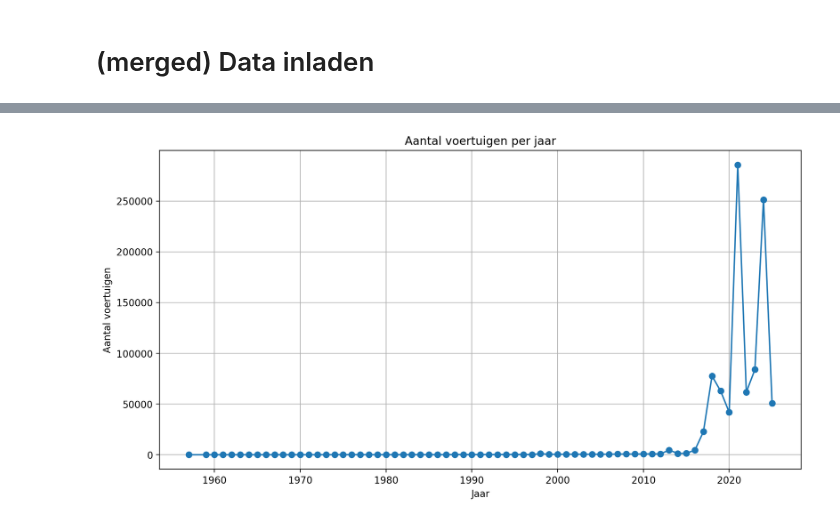
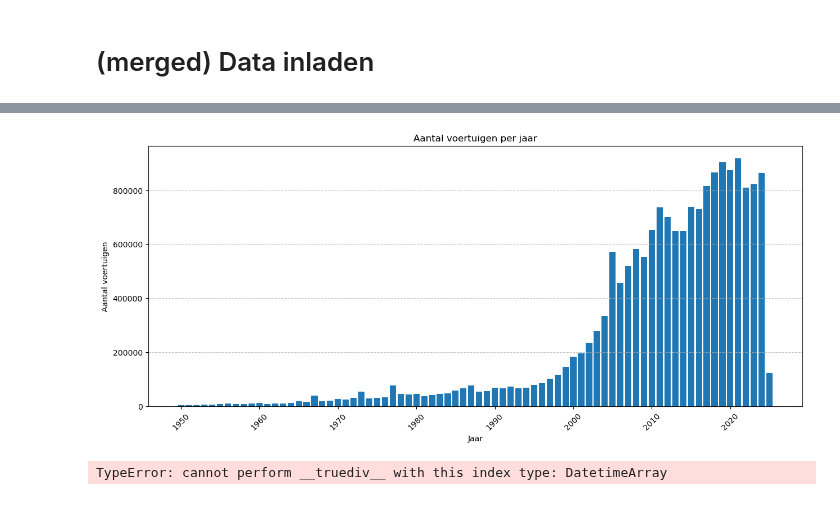
Before and after one commit to DylanHaaz/Tryhard, a Jupyter notebook: Code/Data exploration/RWD.ipynb, the cells around one changed output, grey strips where cells are left out. Saved outputs shown, nothing was run; the diff lists cells and outputs as text; code cells hidden in the pictures.

Commit message:
Yeah chart of cars!!!

```diff
--- a/Code/Data exploration/RWD.ipynb
+++ b/Code/Data exploration/RWD.ipynb
@@ -83,24 +201,28 @@ KeyboardInterrupt:
 # %%
-# Convert 'Datum tenaamstelling' to datetime format (assuming it represents years)
-df['Datum tenaamstelling'] = pd.to_datetime(df['Datum tenaamstelling'], errors='coerce')
 
-# Extract year from the date
-df['Jaar'] = df['Datum tenaamstelling'].dt.year
 
-# Filter out invalid years
-df = df.dropna(subset=['Jaar'])
-df['Jaar'] = df['Jaar'].astype(int)
+
+import matplotlib.pyplot as plt
 
 # Count the number of vehicles per year
-vehicle_counts = df.groupby('Jaar').size()
+df_merged['Jaar'] = df_merged['Datum eerste toelating'].dt.year
+vehicle_counts = df_merged.groupby('Jaar').size()
 
-# Plot the total number of vehicles per year
-plt.figure(figsize=(12, 6))
-plt.plot(vehicle_counts.index, vehicle_counts.values, marker='o', linestyle='-')
+# Filter out unrealistic years (before 1950)
+vehicle_counts = vehicle_counts[(vehicle_counts.index >= 1950) & (vehicle_counts.index <= 2025)]
+
+# Plot the number of vehicles per year as a bar chart
+plt.figure(figsize=(15, 6))
+plt.bar(vehicle_counts.index, vehicle_counts.values)
 plt.xlabel('Jaar')
 plt.ylabel('Aantal voertuigen')
 plt.title('Aantal voertuigen per jaar')
-plt.grid(True)
+plt.xticks(rotation=45)
+plt.grid(axis='y', linestyle='--', alpha=0.7)
 plt.show()
 # %% [output]
-[figure, old version]
+[figure, new version]
+# %%
+df_test['Datum eerste toelating'] = pd.to_datetime(df_test['Datum eerste toelating'] / 1e3, unit='s', errors='coerce')
+# %% [output]
+TypeError: cannot perform __truediv__ with this index type: DatetimeArray
```
Also changed, not shown: parts of 4 cells of this notebook.
